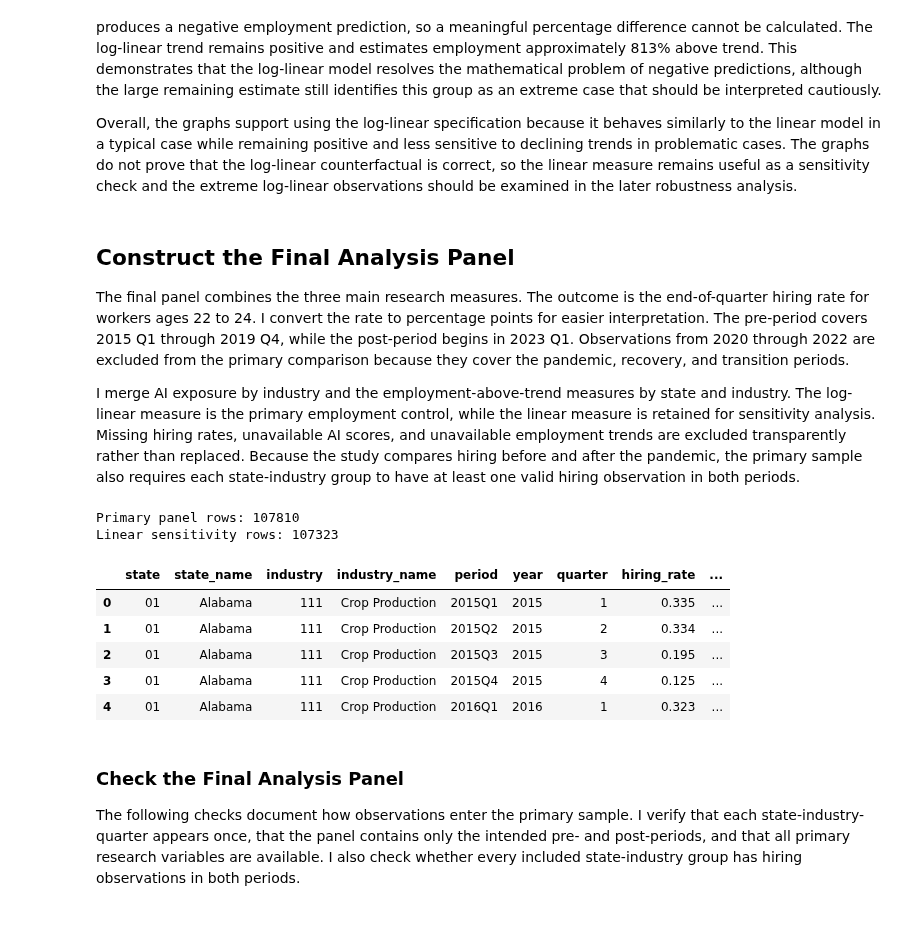
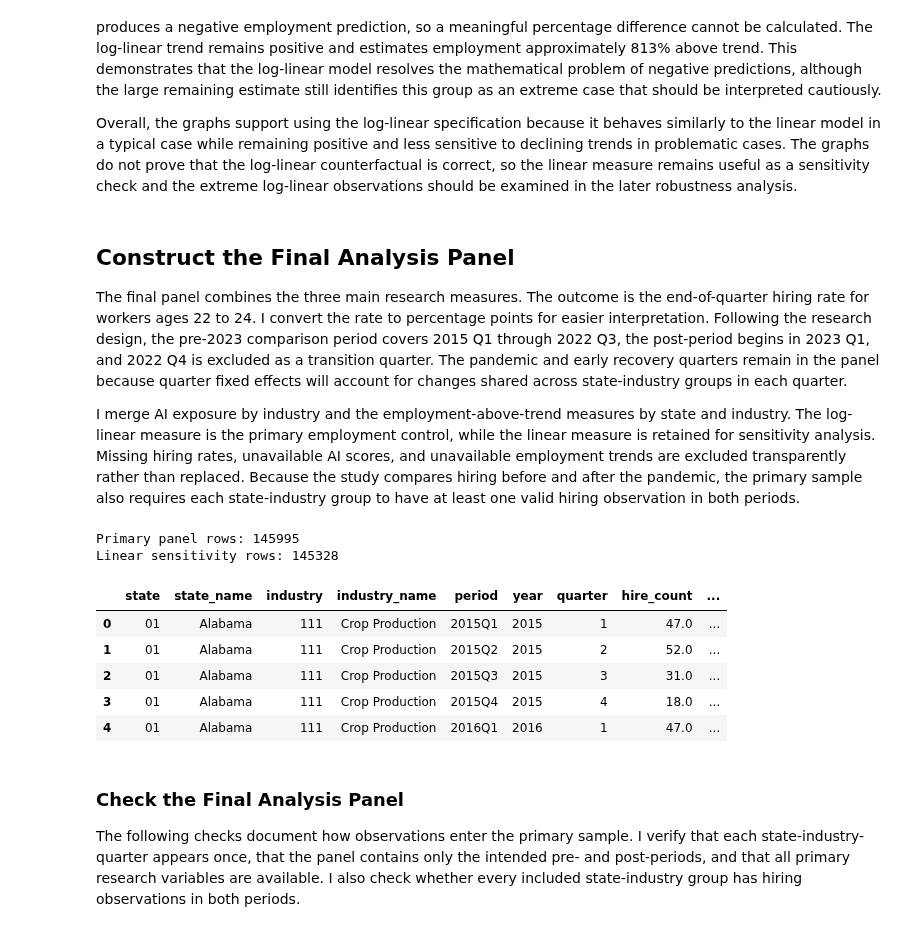
Before and after one commit to viet0901/senior-research, a Jupyter notebook: notebooks/01_research_analysis.ipynb, the cells around one changed output. Cells and saved outputs as stored; diff of their text form; code cells hidden in the pictures.

Commit message:
Add preliminary fixed-effects results and model diagnostics

```diff
--- a/notebooks/01_research_analysis.ipynb
+++ b/notebooks/01_research_analysis.ipynb
@@ -1142,7 +1144,7 @@ Overall, the graphs support using the log-linear specification because it behave
 # %% [markdown]
 ## Construct the Final Analysis Panel
 
-The final panel combines the three main research measures. The outcome is the end-of-quarter hiring rate for workers ages 22 to 24. I convert the rate to percentage points for easier interpretation. The pre-period covers 2015 Q1 through 2019 Q4, while the post-period begins in 2023 Q1. Observations from 2020 through 2022 are excluded from the primary comparison because they cover the pandemic, recovery, and transition periods.
+The final panel combines the three main research measures. The outcome is the end-of-quarter hiring rate for workers ages 22 to 24. I convert the rate to percentage points for easier interpretation. Following the research design, the pre-2023 comparison period covers 2015 Q1 through 2022 Q3, the post-period begins in 2023 Q1, and 2022 Q4 is excluded as a transition quarter. The pandemic and early recovery quarters remain in the panel because quarter fixed effects will account for changes shared across state-industry groups in each quarter.
 
 I merge AI exposure by industry and the employment-above-trend measures by state and industry. The log-linear measure is the primary employment control, while the linear measure is retained for sensitivity analysis. Missing hiring rates, unavailable AI scores, and unavailable employment trends are excluded transparently rather than replaced. Because the study compares hiring before and after the pandemic, the primary sample also requires each state-industry group to have at least one valid hiring observation in both periods.
 # %%
@@ -1159,11 +1161,15 @@ hiring_panel = qwi.loc[
         "period",
         "year",
         "quarter",
+        "HirAEnd",
+        "sHirAEnd",
         "HirAEndR",
         "sHirAEndR",
     ],
 ].rename(
     columns={
+        "HirAEnd": "hire_count",
+        "sHirAEnd": "hire_count_status",
         "HirAEndR": "hiring_rate",
         "sHirAEndR": "hiring_rate_status",
     }
@@ -1172,7 +1178,8 @@ hiring_panel = qwi.loc[
 assert not hiring_panel.duplicated(panel_key).any()
 
 
-# Express the hiring rate in percentage points
+# Prepare the two hiring outcomes
+hiring_panel["hire_count"] = hiring_panel["hire_count"].astype(float)
 hiring_panel["hiring_rate"] = hiring_panel["hiring_rate"].astype(float)
 hiring_panel["hiring_rate_pct"] = (
     hiring_panel["hiring_rate"] * 100
@@ -1182,7 +1189,7 @@ hiring_panel["hiring_rate_pct"] = (
 # Define the pre, post, and excluded periods
 pre_period = hiring_panel["period"].between(
     "2015Q1",
-    "2019Q4",
+    "2022Q3",
 )
 
 post_period = hiring_panel["period"].ge("2023Q1")
@@ -1290,41 +1297,41 @@ primary_analysis_panel = (
         eligible_comparison_groups,
         on=trend_key,
         how="inner",
         validate="many_to_one",
     )
     .sort_values(
         ["state", "industry", "year", "quarter"]
     )
     .copy()
 )
 
 
 # The linear sensitivity sample excludes groups
 # without valid linear predictions
 linear_sensitivity_panel = (
     primary_analysis_panel
     .dropna(
         subset=["employment_above_trend_linear_pct"]
     )
     .copy()
 )
 
 print("Primary panel rows:", len(primary_analysis_panel))
 print(
     "Linear sensitivity rows:",
     len(linear_sensitivity_panel),
 )
 
 display(primary_analysis_panel.head())
 # %% [output]
-Primary panel rows: 107810
-Linear sensitivity rows: 107323
+Primary panel rows: 145995
+Linear sensitivity rows: 145328
-|  | state | state_name | industry | industry_name | period | year | quarter | hiring_rate | ... |
-| 0 | 01 | Alabama | 111 | Crop Production | 2015Q1 | 2015 | 1 | 0.335 | ... |
-| 1 | 01 | Alabama | 111 | Crop Production | 2015Q2 | 2015 | 2 | 0.334 | ... |
-| 2 | 01 | Alabama | 111 | Crop Production | 2015Q3 | 2015 | 3 | 0.195 | ... |
-| 3 | 01 | Alabama | 111 | Crop Production | 2015Q4 | 2015 | 4 | 0.125 | ... |
-| 4 | 01 | Alabama | 111 | Crop Production | 2016Q1 | 2016 | 1 | 0.323 | ... |
+|  | state | state_name | industry | industry_name | period | year | quarter | hire_count | ... |
+| 0 | 01 | Alabama | 111 | Crop Production | 2015Q1 | 2015 | 1 | 47.0 | ... |
+| 1 | 01 | Alabama | 111 | Crop Production | 2015Q2 | 2015 | 2 | 52.0 | ... |
+| 2 | 01 | Alabama | 111 | Crop Production | 2015Q3 | 2015 | 3 | 31.0 | ... |
+| 3 | 01 | Alabama | 111 | Crop Production | 2015Q4 | 2015 | 4 | 18.0 | ... |
+| 4 | 01 | Alabama | 111 | Crop Production | 2016Q1 | 2016 | 1 | 47.0 | ... |
 # %% [markdown]
 ### Check the Final Analysis Panel
 
```
Also changed, not shown: parts of 29 cells of this notebook, 5 other files.
